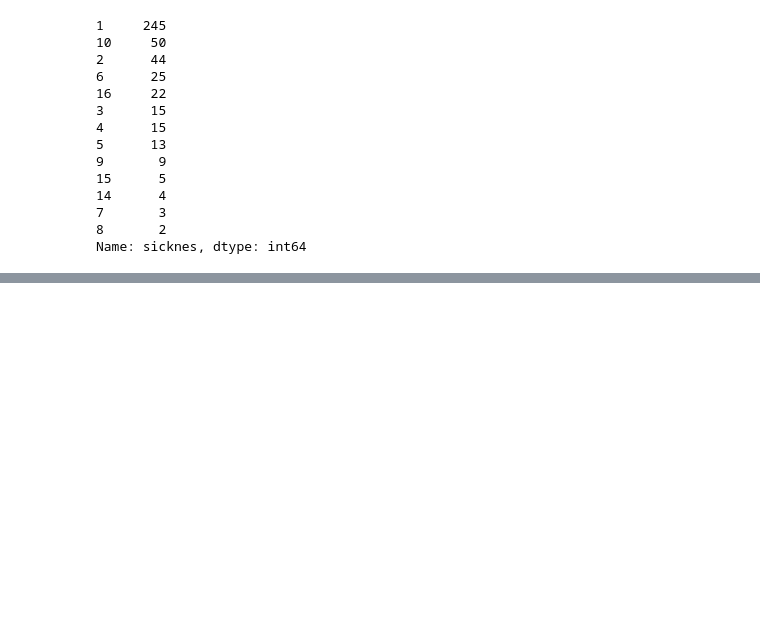
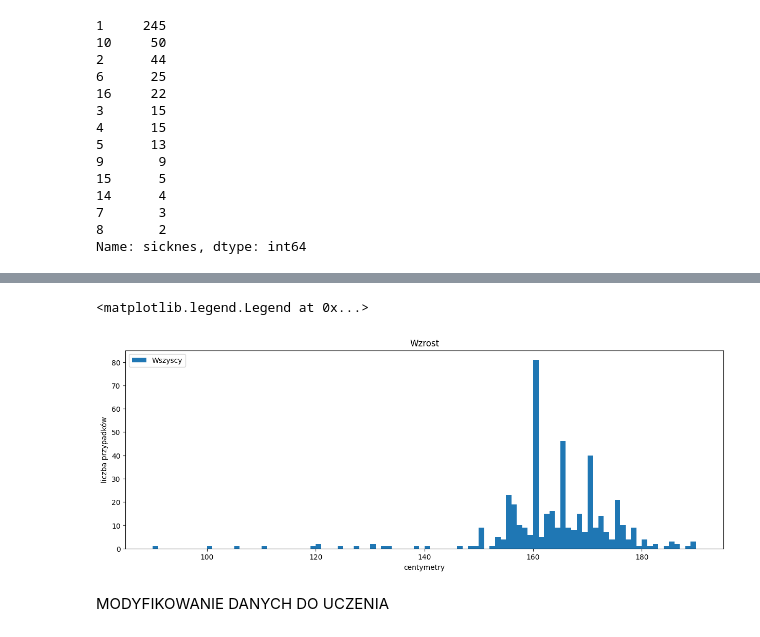
Before and after one commit to DawidGurdzinski2/Simple_Neural_Network, a Jupyter notebook: data_processing.ipynb, the cells around one changed output, grey strips where cells are left out. Drawn from its saved outputs; the diff is of its cells as text; code cells hidden in the pictures; blank space fills up the shorter version.

```diff
--- a/data_processing.ipynb
+++ b/data_processing.ipynb
@@ -370,0 +374,4 @@ Name: 141, Length: 279, dtype: float64
+# %%
+data=data.drop(126)
+data["Height"][141]=90
+data["Height"][316]=100
@@ -370,0 +403,14 @@ Name: 141, Length: 279, dtype: float64
+# %%
+fig,axs=plt.subplots(1,1,figsize=[15,5])
+axs.hist([data[label]],bins=100,label=labels)
+axs.set_title(title)
+axs.set_xlabel(xlabel)
+axs.set_ylabel("liczba przypadków")
+axs.legend(loc='upper right')
+axs.legend(loc='upper left')
+# %% [output]
+<matplotlib.legend.Legend at 0x...>
+[figure, added]
+# %% [markdown]
+
+MODYFIKOWANIE DANYCH DO UCZENIA
```
Also changed, not shown: parts of 98 cells of this notebook, 4 other files.
